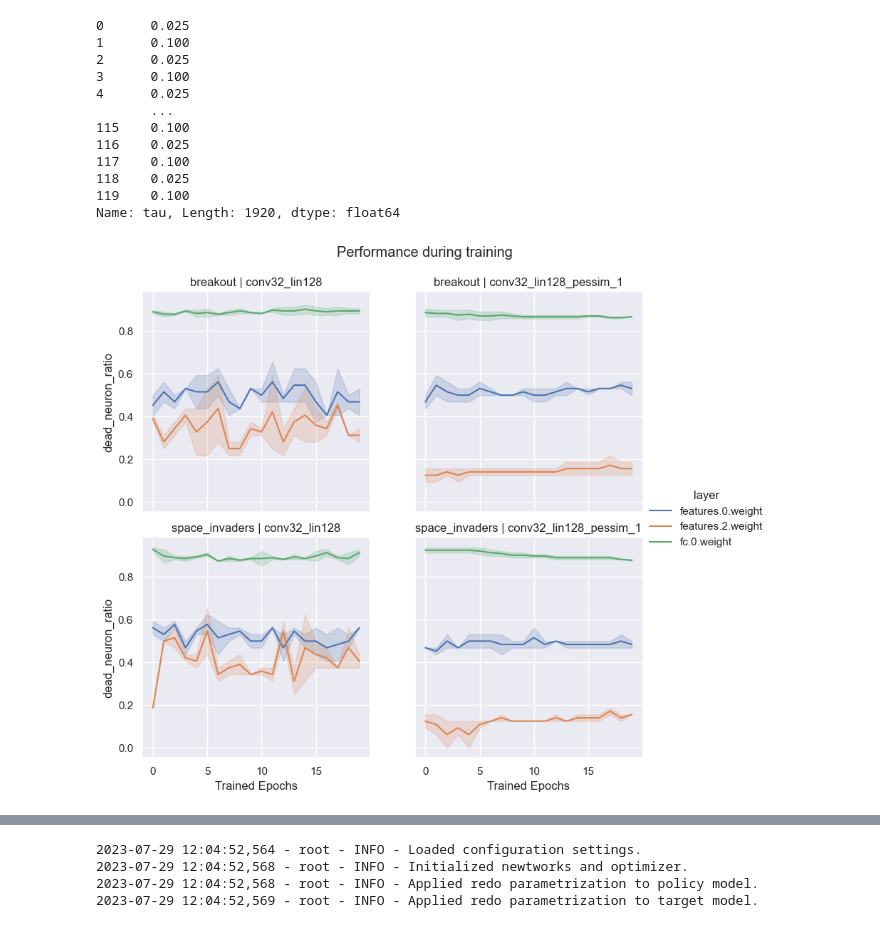
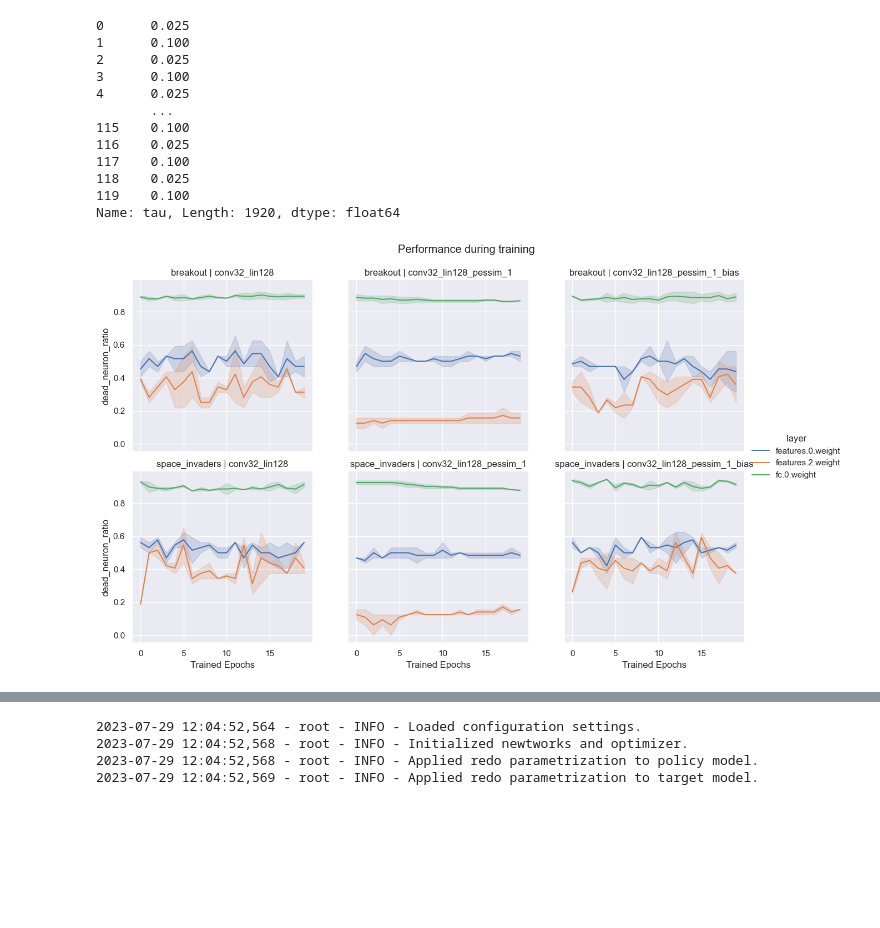
Before and after one commit to mariusdgm/minatar_work, a Jupyter notebook: notebooks/inspect_training_output.ipynb, the cells around one changed output, grey strips where cells are left out. Cells and saved outputs as stored; diff of their text form; code cells hidden in the pictures; blank space fills up the shorter version.

```diff
--- a/notebooks/inspect_training_output.ipynb
+++ b/notebooks/inspect_training_output.ipynb
@@ -118,0 +140,3 @@ df.head()
+# %%
+df = pd.concat([df, df_bias], axis=0, ignore_index=True)
+df.shape
@@ -119,3 +145,5 @@ df.head()
+# %%
+df = df.sort_values(by=["experiment_name", "environment", "epoch"])
 # %%
 # Assuming your DataFrame is named `df`
 df_pivot = df.melt(id_vars=['experiment_name', 'environment', 'epoch'],
@@ -404,0 +418,30 @@ array(['conv32_lin128', 'conv32_lin128_pessim_1', 'conv64_lin256',
+# %%
+training_timestamp_folder = "2023_08_24-02_45_25"
+
+# Collect all paths to models in a specified folder
+file_dir = os.path.dirname(os.path.abspath("."))
+training_outputs_folder_path = os.path.join(proj_root, "experiments", "training", "outputs")
+pruning_outputs_folder_path = os.path.join(file_dir, "outputs")
+
+experiments_folder = os.path.join(training_outputs_folder_path, training_timestamp_folder)
+
+experiment_paths = collect_training_output_files(
+        os.path.join(training_outputs_folder_path, training_timestamp_folder)
+    )
+
+for exp in experiment_paths:
+    exp["models_folder_path"] = os.path.dirname(exp["model_path"])
+
+exp_analysis_results = []
+
+for exp_paths in experiment_paths:
+    exp_analysis_results.append(compare_redo_pruning(exp_paths))
+
+# concatenate the dataframes vertically
+df_res_bias = pd.concat(exp_analysis_results)
+df_res_bias['experiment_name'] = df_res_bias['experiment_name'].map(lambda x: x + '_bias')
+
+print(df_res_bias.shape)
+
+
+df_res_bias.head()
@@ -404,0 +457,4 @@ array(['conv32_lin128', 'conv32_lin128_pessim_1', 'conv64_lin256',
+# %%
+df_res = pd.concat([df_res, df_res_bias], axis=0, ignore_index=True)
+df_res = df_res.sort_values(by=["experiment_name", "env", "epoch"])
+df_res.shape
@@ -420,31 +478,29 @@ Name: tau, Length: 1920, dtype: float64
 # %%
 metric_col = 'dead_neuron_ratio'
 
-df_sub1 = df_res[df_res["experiment_name"].isin(['conv32_lin128', 'conv32_lin128_pessim_1'])]
-
-experiment_order = ['conv32_lin128', 'conv32_lin128_pessim_1']
+df_sub1 = df_res[df_res["experiment_name"].isin(['conv32_lin128', 'conv32_lin128_pessim_1', 'conv32_lin128_pessim_1_bias'])]
 
 sub_df = df_sub1[df_sub1["tau"] == 0.025]
 
 # Compute the average metric between the seeds for each experiment
 # avg_df = sub_df.groupby(['env', 'experiment_name', 'epoch', "layer"]).mean().reset_index() # if we don't want conf interval in the plot, replace down with sub_df
 
-g = sns.FacetGrid(sub_df, col_order=experiment_order, row='env', col='experiment_name',
+g = sns.FacetGrid(sub_df, row='env', col='experiment_name',
 height = 4, hue="layer", aspect=1, sharey=True)
 g.map(sns.lineplot, 'epoch', metric_col)
 
 g.fig.suptitle('Performance during training')
 g.set_titles(row_template='{row_name}', col_template='{col_name}', fontsize=1)
 
 g.figure.subplots_adjust(top=0.9, wspace=0.2)
 g.set_axis_labels('Trained Epochs', metric_col)
 
 g.add_legend()
 
 # Show the plot
 plt.show()
 # %% [output]
-[figure, old version]
+[figure, new version]
 # %%
 metric_col = 'dead_neuron_ratio'
 
```
Also changed, not shown: parts of 17 cells of this notebook.
